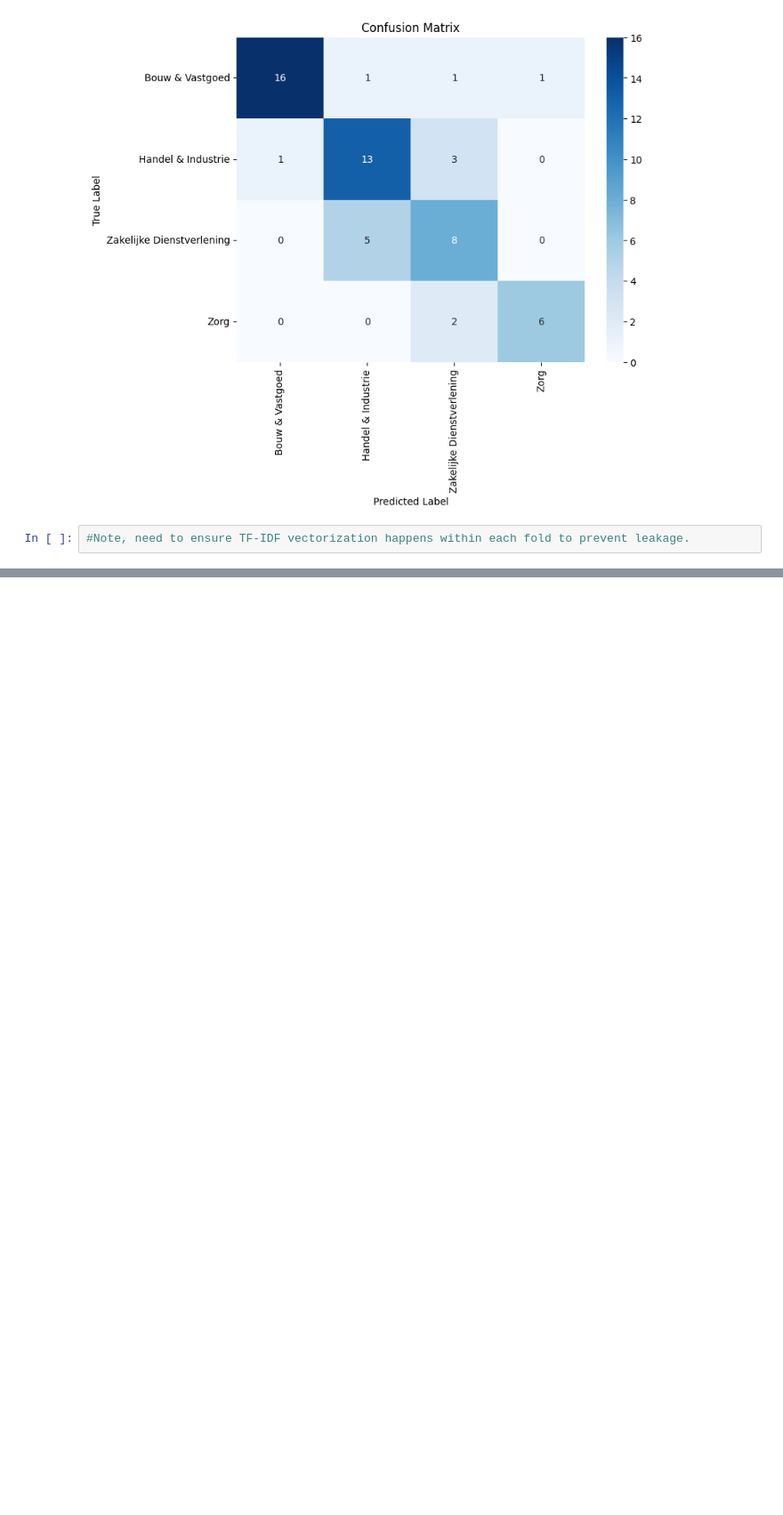
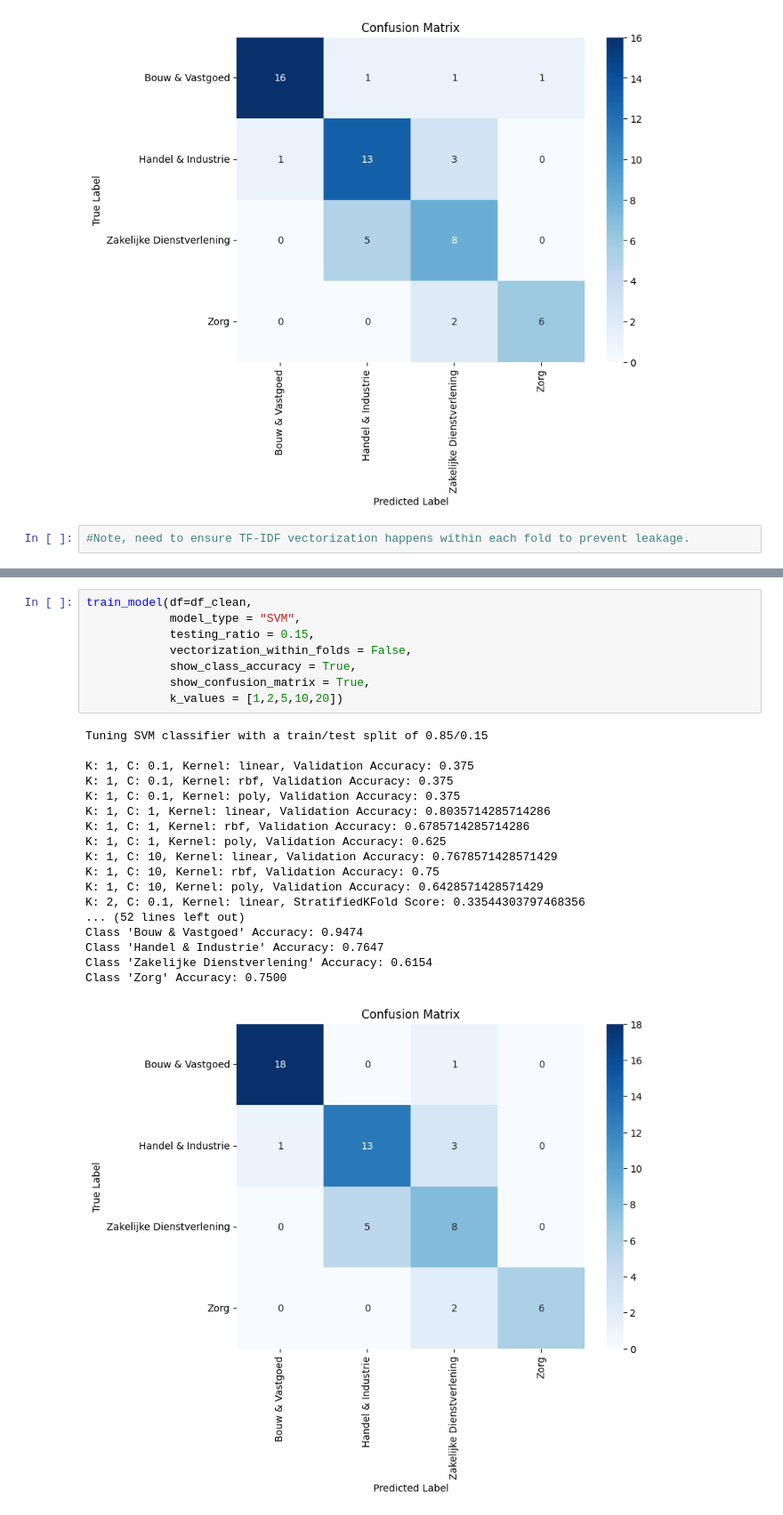
Before and after one commit to Patrick-Huijten/Master-Thesis, a Jupyter notebook: Initial Model 1.1.ipynb, the cells around one changed output, grey strips where cells are left out. Shown: that part at 89% size. Drawn from its saved outputs; the diff is of its cells as text; blank space fills up the shorter version.

```diff
--- a/Initial Model 1.1.ipynb
+++ b/Initial Model 1.1.ipynb
@@ -918,0 +1522,27 @@ plt.show()
+# %%
+train_model(df=df_clean,
+            model_type = "SVM",
+            testing_ratio = 0.15,
+            vectorization_within_folds = False,
+            show_class_accuracy = True,
+            show_confusion_matrix = True,
+            k_values = [1,2,5,10,20])
+# %% [output]
+Tuning SVM classifier with a train/test split of 0.85/0.15
+
+K: 1, C: 0.1, Kernel: linear, Validation Accuracy: 0.375
+K: 1, C: 0.1, Kernel: rbf, Validation Accuracy: 0.375
+K: 1, C: 0.1, Kernel: poly, Validation Accuracy: 0.375
+K: 1, C: 1, Kernel: linear, Validation Accuracy: 0.8035714285714286
+K: 1, C: 1, Kernel: rbf, Validation Accuracy: 0.6785714285714286
+K: 1, C: 1, Kernel: poly, Validation Accuracy: 0.625
+K: 1, C: 10, Kernel: linear, Validation Accuracy: 0.7678571428571429
+K: 1, C: 10, Kernel: rbf, Validation Accuracy: 0.75
+K: 1, C: 10, Kernel: poly, Validation Accuracy: 0.6428571428571429
+K: 2, C: 0.1, Kernel: linear, StratifiedKFold Score: 0.33544303797468356
+... (52 lines left out)
+Class 'Bouw & Vastgoed' Accuracy: 0.9474
+Class 'Handel & Industrie' Accuracy: 0.7647
+Class 'Zakelijke Dienstverlening' Accuracy: 0.6154
+Class 'Zorg' Accuracy: 0.7500
+[figure, added]
```
Also changed, not shown: parts of 25 cells of this notebook, 1 other file.
